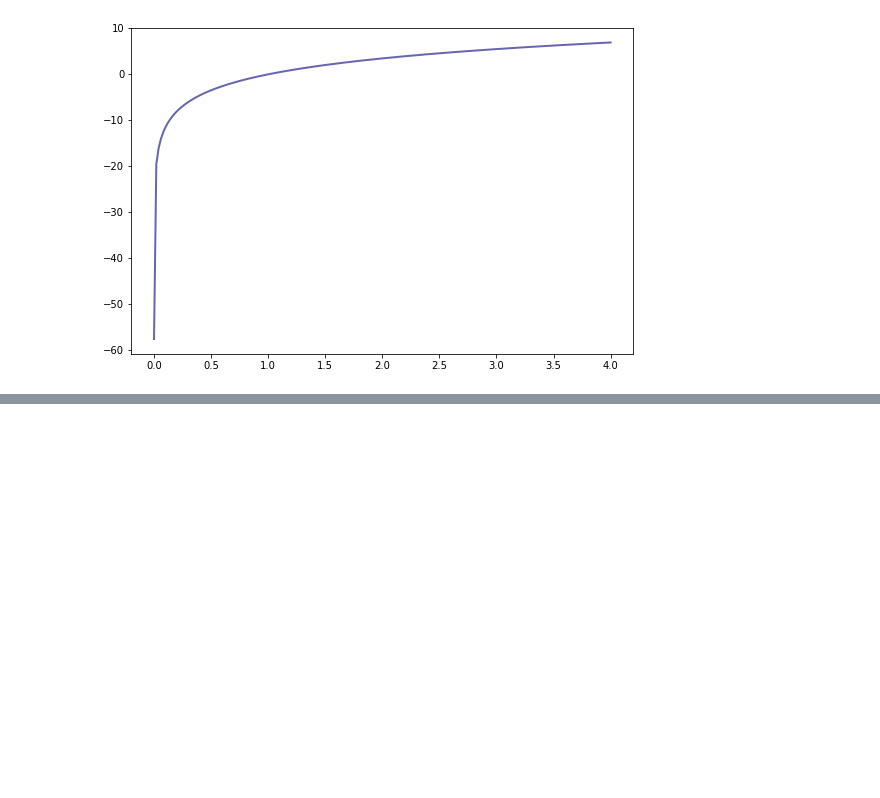
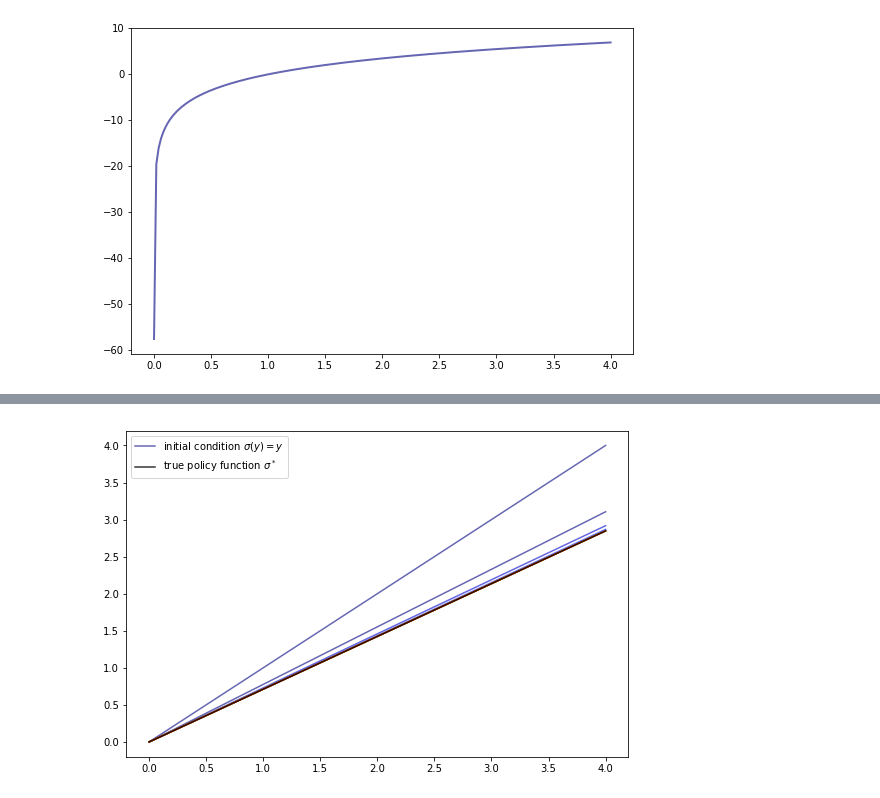
Before and after one commit to PanPip/QuantEcon_Tasks, a Jupyter notebook: Dynamic_programming.ipynb, the cells around one changed output, grey strips where cells are left out. Saved outputs shown, nothing was run; the diff lists cells and outputs as text; code cells hidden in the pictures; blank space fills up the shorter version.

```diff
--- a/Dynamic_programming.ipynb
+++ b/Dynamic_programming.ipynb
@@ -1968,0 +2128,18 @@ plt.show()
+# %%
+n = 15
+σ = grid.copy()  # Set initial condition
+fig, ax = plt.subplots(figsize=(9, 6))
+lb = 'initial condition $\sigma(y) = y$'
+ax.plot(grid, σ, color=plt.cm.jet(0), alpha=0.6, label=lb)
+
+for i in range(n):
+    σ = K(σ)
+    ax.plot(grid, σ, color=plt.cm.jet(i / n), alpha=0.6)
+
+lb = 'true policy function $\sigma^*$'
+ax.plot(grid, σ_star(grid, α, β), 'k-', alpha=0.8, label=lb)
+ax.legend()
+
+plt.show()
+# %% [output]
+[figure, added]
```
Also changed, not shown: parts of 8 cells of this notebook.
